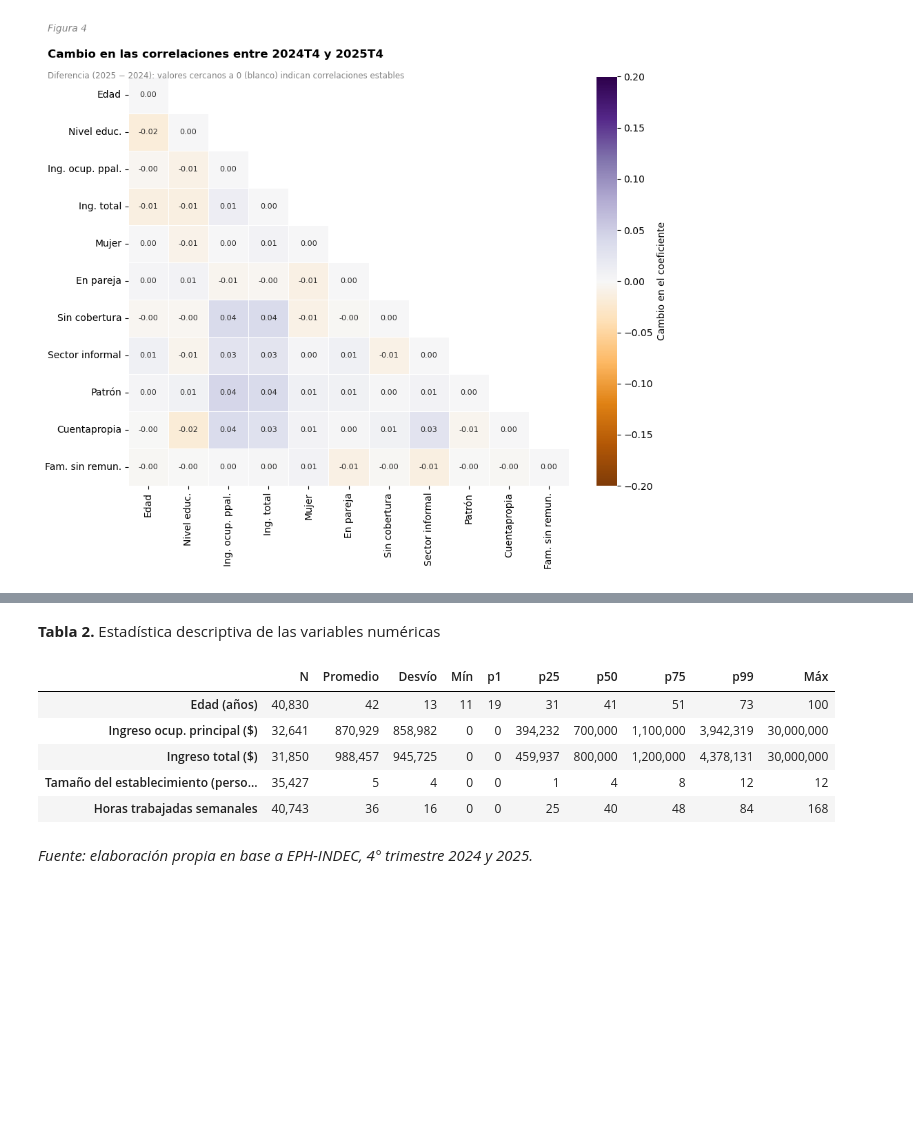
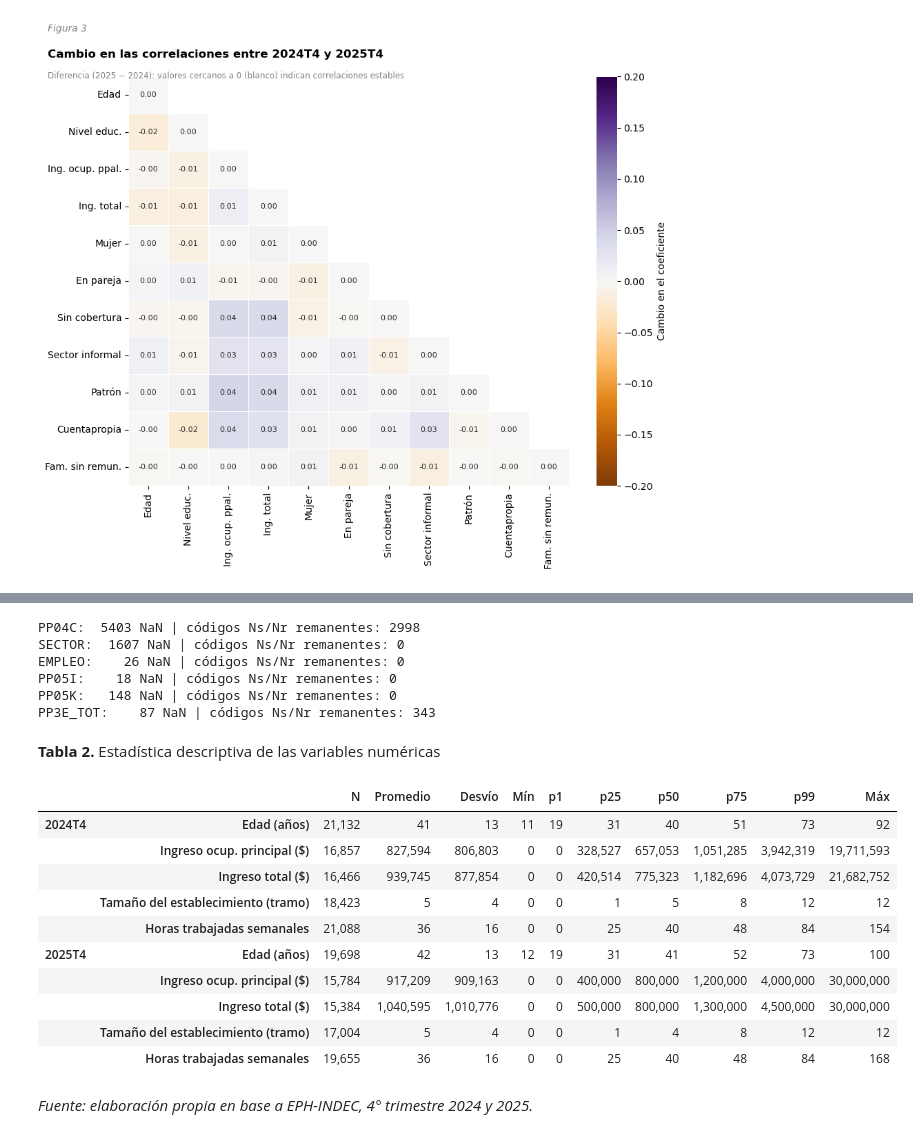
Before and after one commit to maylemes/TPs_Programacion_Grupo8, a Jupyter notebook: TP1/TP1_Programacion_Grupo8.ipynb, the cells around one changed output, grey strips where cells are left out. Drawn from its saved outputs; the diff is of its cells as text; code cells hidden in the pictures; blank space fills up the shorter version.

```diff
--- a/TP1/TP1_Programacion_Grupo8.ipynb
+++ b/TP1/TP1_Programacion_Grupo8.ipynb
@@ -455,8 +480,9 @@ sector_privado
 0.0     9036
 Name: count, dtype: int64
 # %%
-ocupados['sector_informal'] = (ocupados['SECTOR'] == 2).astype(int)
-ocupados.loc[ocupados['SECTOR'] == 9, 'sector_informal'] = np.nan
+# Dummy sector_informal: 1 = la unidad económica es del sector informal (SECTOR == 2)
+ocupados['sector_informal'] = (ocupados['SECTOR'] == 2).astype(float).mask(ocupados['SECTOR'].isna())
+
 print(ocupados['sector_informal'].value_counts(dropna=False))
 # %% [output]
 sector_informal
@@ -858,17 +923,3 @@ plt.tight_layout()
 plt.show()
 # %% [output]
 [figure]
-# %%
-# Limpieza de códigos de no respuesta antes de la descriptiva (inciso 9)
-# Según el diseño de registro, estos códigos indican Ns/Nr y no valores reales
-
-ocupados['PP04C'] = ocupados['PP04C'].replace(99, np.nan)     # tamaño: 99 = Ns/Nr
-ocupados['SECTOR'] = ocupados['SECTOR'].replace(9, np.nan)     # 9 = Ns/Nr
-ocupados['EMPLEO'] = ocupados['EMPLEO'].replace(9, np.nan)     # 9 = Ns/Nr
-ocupados['PP05I'] = ocupados['PP05I'].replace(9, np.nan)       # 9 = Ns/Nr
-ocupados['PP05K'] = ocupados['PP05K'].replace(9, np.nan)       # 9 = Ns/Nr
-ocupados['PP3E_TOT'] = ocupados['PP3E_TOT'].replace(999, np.nan)  # horas: 999 = Ns/Nr
-
-# Verificamos que se limpiaron (los códigos ya no deben aparecer)
-for v in ['PP04C', 'SECTOR', 'EMPLEO', 'PP05I', 'PP05K', 'PP3E_TOT']:
-    print(f"{v}: {ocupados[v].isna().sum()} NaN")
@@ -882,31 +932,57 @@ PP3E_TOT: 87 NaN
+# %%
+# Verificación previa a la descriptiva: los códigos Ns/Nr ya fueron
+# convertidos a NaN en el inciso 2.b, sobre la base completa.
+for v in ['PP04C', 'SECTOR', 'EMPLEO', 'PP05I', 'PP05K', 'PP3E_TOT']:
+    quedan = ocupados[v].isin([9, 99, 999]).sum()
+    print(f"{v}: {ocupados[v].isna().sum():>5} NaN | códigos Ns/Nr remanentes: {quedan}")
+# %% [output]
+PP04C:  5403 NaN | códigos Ns/Nr remanentes: 2998
+SECTOR:  1607 NaN | códigos Ns/Nr remanentes: 0
+EMPLEO:    26 NaN | códigos Ns/Nr remanentes: 0
+PP05I:    18 NaN | códigos Ns/Nr remanentes: 0
+PP05K:   148 NaN | códigos Ns/Nr remanentes: 0
+PP3E_TOT:    87 NaN | códigos Ns/Nr remanentes: 343
 # %% [markdown]
 **Tabla 2.** Estadística descriptiva de las variables numéricas
 # %%
-# Tabla 2: descriptiva de las variables NUMÉRICAS
+# Tabla 2: descriptiva de las variables NUMÉRICAS, por año
 vars_numericas = ['CH06', 'P21_real', 'P47T_real', 'PP04C', 'PP3E_TOT']
 etiquetas_num = {
     'CH06': 'Edad (años)',
     'P21_real': 'Ingreso ocup. principal ($)',
     'P47T_real': 'Ingreso total ($)',
-    'PP04C': 'Tamaño del establecimiento (personas)',
+    'PP04C': 'Tamaño del establecimiento (tramo)',
     'PP3E_TOT': 'Horas trabajadas semanales',
 }
-tabla2 = ocupados[vars_numericas].describe(percentiles=[.01, .25, .50, .75, .99]).round(2).T
-tabla2 = tabla2.rename(index=etiquetas_num)
-tabla2 = tabla2.rename(columns={'count':'N', 'mean':'Promedio', 'std':'Desvío',
-                                'min':'Mín', '1%':'p1', '25%':'p25', '50%':'p50',
-                                '75%':'p75', '99%':'p99', 'max':'Máx'})
 
-# Formato: nombres a la izquierda, números centrados
+def descriptiva(df):
+    t = df[vars_numericas].describe(percentiles=[.01, .25, .50, .75, .99]).round(2).T
+    t = t.rename(index=etiquetas_num)
+    return t.rename(columns={'count':'N', 'mean':'Promedio', 'std':'Desvío',
+                             'min':'Mín', '1%':'p1', '25%':'p25', '50%':'p50',
+                             '75%':'p75', '99%':'p99', 'max':'Máx'})
+
+# Un panel por año: los ingresos están en pesos constantes de 2025T4,
+# lo que permite comparar niveles reales entre trimestres
+tabla2 = pd.concat({
+    '2024T4': descriptiva(ocupados[ocupados['ANO4'] == 2024]),
+    '2025T4': descriptiva(ocupados[ocupados['ANO4'] == 2025]),
+})
+
 tabla2.style.format('{:,.0f}').set_properties(**{'text-align':'center'}) \
     .set_table_styles([{'selector':'th.row_heading','props':[('text-align','left')]}])
 # %% [output]
-|  | N | Promedio | Desvío | Mín | p1 | p25 | p50 | p75 | p99 | Máx |
-| Edad (años) | 40,830 | 42 | 13 | 11 | 19 | 31 | 41 | 51 | 73 | 100 |
-| Ingreso ocup. principal ($) | 32,641 | 870,929 | 858,982 | 0 | 0 | 394,232 | 700,000 | 1,100,000 | 3,942,319 | 30,000,000 |
-| Ingreso total ($) | 31,850 | 988,457 | 945,725 | 0 | 0 | 459,937 | 800,000 | 1,200,000 | 4,378,131 | 30,000,000 |
-| Tamaño del establecimiento (perso... | 35,427 | 5 | 4 | 0 | 0 | 1 | 4 | 8 | 12 | 12 |
-| Horas trabajadas semanales | 40,743 | 36 | 16 | 0 | 0 | 25 | 40 | 48 | 84 | 168 |
+|  |  | N | Promedio | Desvío | Mín | p1 | p25 | p50 | p75 | p99 | Máx |
+| 2024T4 | Edad (años) | 21,132 | 41 | 13 | 11 | 19 | 31 | 40 | 51 | 73 | 92 |
+|  | Ingreso ocup. principal ($) | 16,857 | 827,594 | 806,803 | 0 | 0 | 328,527 | 657,053 | 1,051,285 | 3,942,319 | 19,711,593 |
+|  | Ingreso total ($) | 16,466 | 939,745 | 877,854 | 0 | 0 | 420,514 | 775,323 | 1,182,696 | 4,073,729 | 21,682,752 |
+|  | Tamaño del establecimiento (tramo) | 18,423 | 5 | 4 | 0 | 0 | 1 | 5 | 8 | 12 | 12 |
+|  | Horas trabajadas semanales | 21,088 | 36 | 16 | 0 | 0 | 25 | 40 | 48 | 84 | 154 |
+| 2025T4 | Edad (años) | 19,698 | 42 | 13 | 12 | 19 | 31 | 41 | 52 | 73 | 100 |
+|  | Ingreso ocup. principal ($) | 15,784 | 917,209 | 909,163 | 0 | 0 | 400,000 | 800,000 | 1,200,000 | 4,000,000 | 30,000,000 |
+|  | Ingreso total ($) | 15,384 | 1,040,595 | 1,010,776 | 0 | 0 | 500,000 | 800,000 | 1,300,000 | 4,500,000 | 30,000,000 |
+|  | Tamaño del establecimiento (tramo) | 17,004 | 5 | 4 | 0 | 0 | 1 | 4 | 8 | 12 | 12 |
+|  | Horas trabajadas semanales | 19,655 | 36 | 16 | 0 | 0 | 25 | 40 | 48 | 84 | 168 |
 # %% [markdown]
 *Fuente: elaboración propia en base a EPH-INDEC, 4° trimestre 2024 y 2025.*
 # %% [markdown]
```
Also changed, not shown: parts of 40 cells of this notebook, 5 other files.
